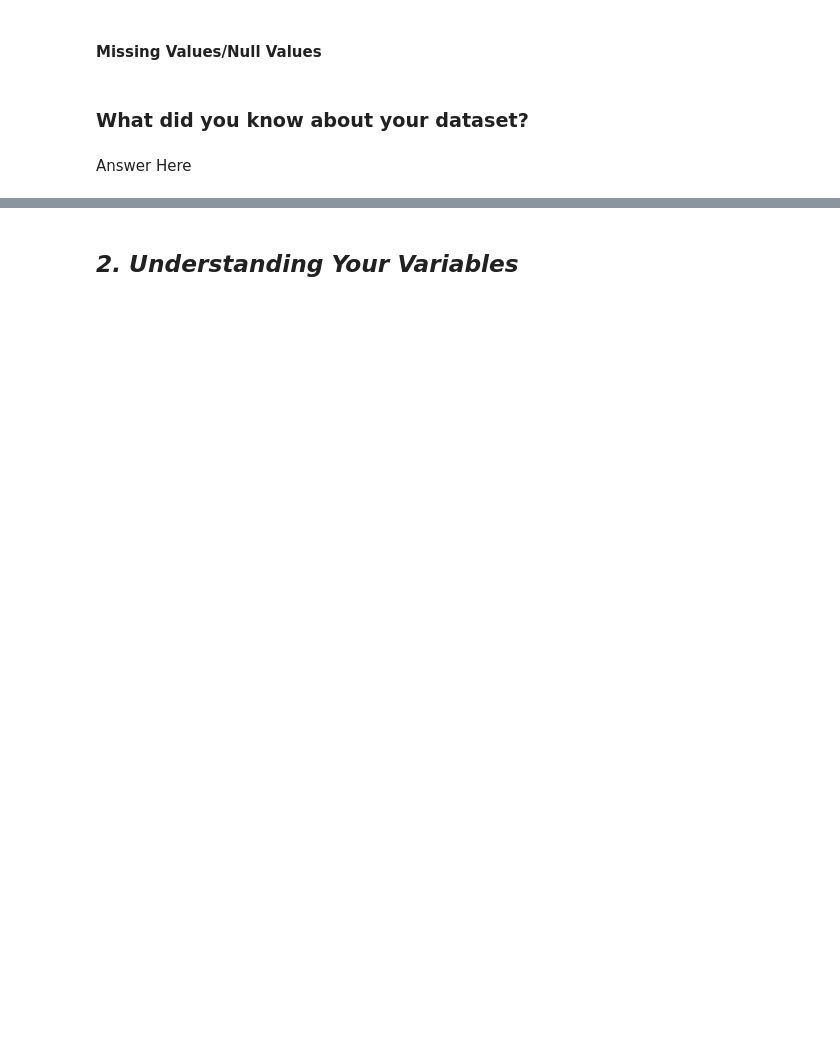
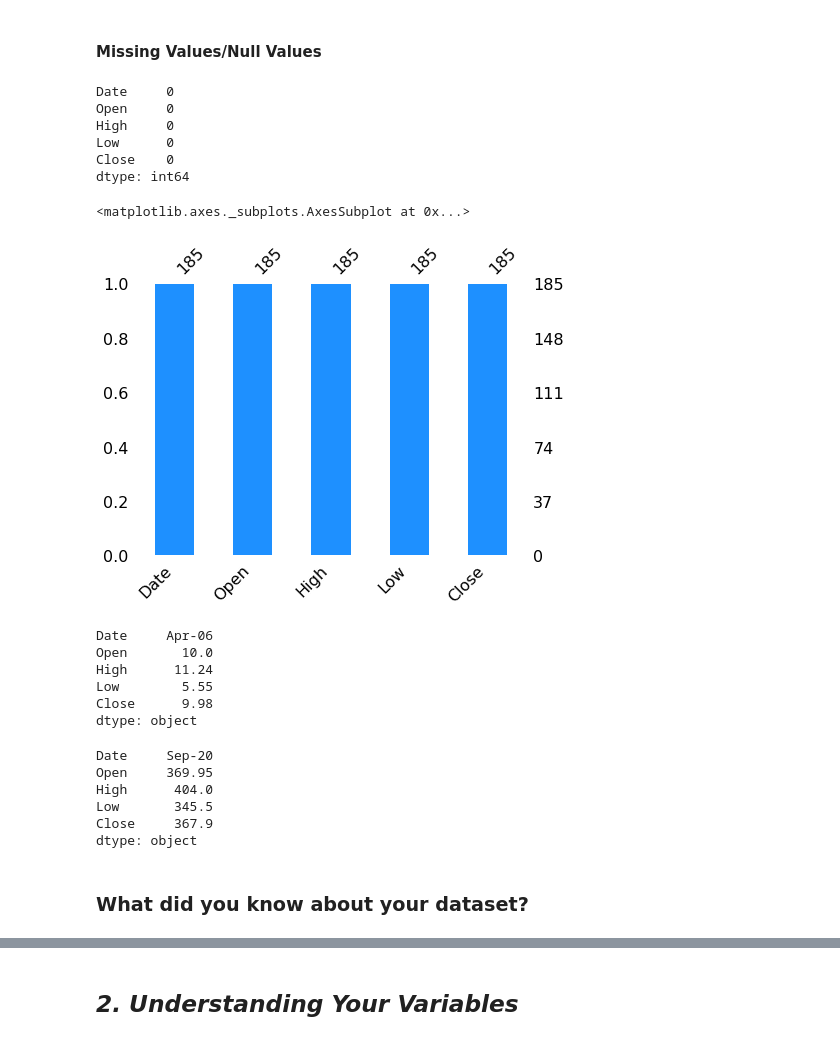
Before and after one commit to avigangarde/Capstone-II--Yes-bank-stock-close-price-prediction-Supervised-ML-Regression-, a Jupyter notebook: Capstone_II_Yes_bank_stock_close_price_prediction(Supervised_ML_Regression).ipynb, the cells around one changed output, grey strips where cells are left out. Drawn from its saved outputs; the diff is of its cells as text; code cells hidden in the pictures; blank space fills up the shorter version.

```diff
--- a/Capstone_II_Yes_bank_stock_close_price_prediction(Supervised_ML_Regression).ipynb
+++ b/Capstone_II_Yes_bank_stock_close_price_prediction(Supervised_ML_Regression).ipynb
@@ -73,3 +105,6 @@ M - Multivariate Analysis
+# %%
+# loading of the dataset
+df=pd.read_csv('/content/drive/MyDrive/ML capstone-II csv Files /data_YesBank_StockPrices.csv')
 # %% [markdown]
 ### Dataset First View
 # %%
@@ -90,9 +174,38 @@ M - Multivariate Analysis
 #### Missing Values/Null Values
 # %%
 # Missing Values/Null Values Count
+df.isnull().sum()
+# %% [output]
+Date     0
+Open     0
+High     0
+Low      0
+Close    0
+dtype: int64
 # %%
 # Visualizing the missing values
+import missingno as msno
+msno.bar(df,figsize=(7,5),color='dodgerblue')
+# %% [output]
+<matplotlib.axes._subplots.AxesSubplot at 0x...>
+[figure, added]
+# %%
+df.min()
+# %% [output]
+Date     Apr-06
+Open       10.0
+High      11.24
+Low        5.55
+Close      9.98
+dtype: object
+# %%
+df.max()
+# %% [output]
+Date     Sep-20
+Open     369.95
+High      404.0
+Low       345.5
+Close     367.9
+dtype: object
 # %% [markdown]
 ### What did you know about your dataset?
-# %% [markdown]
-Answer Here
```
Also changed, not shown: parts of 25 cells of this notebook.
